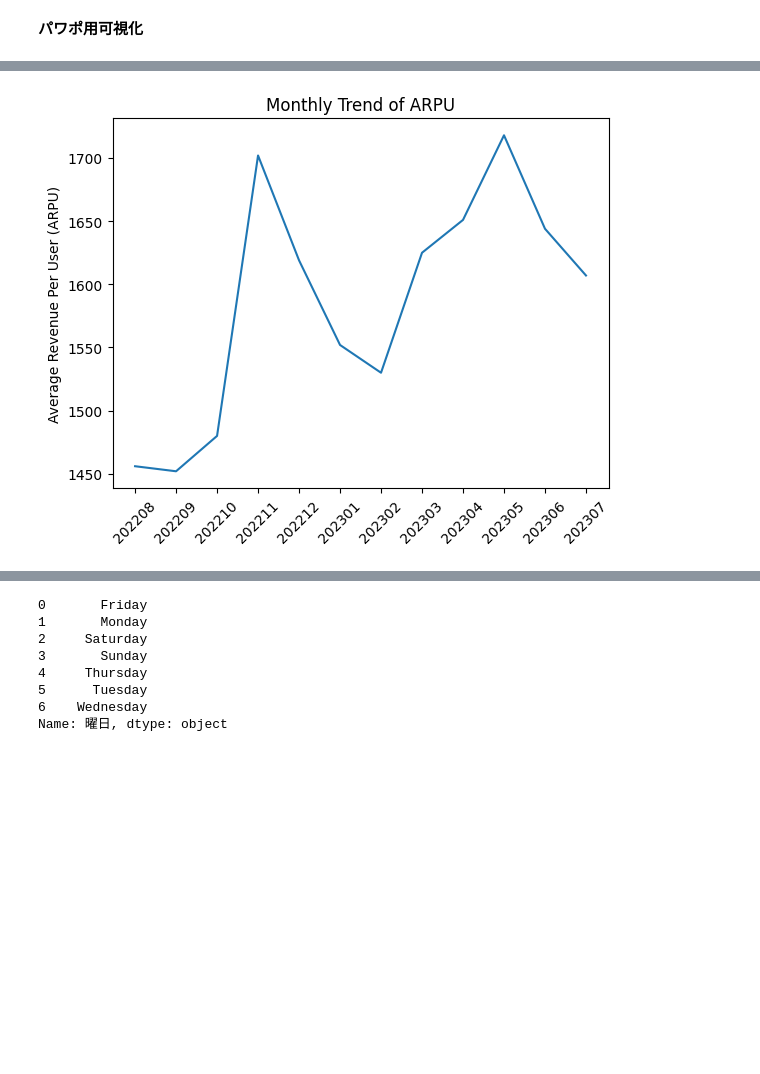
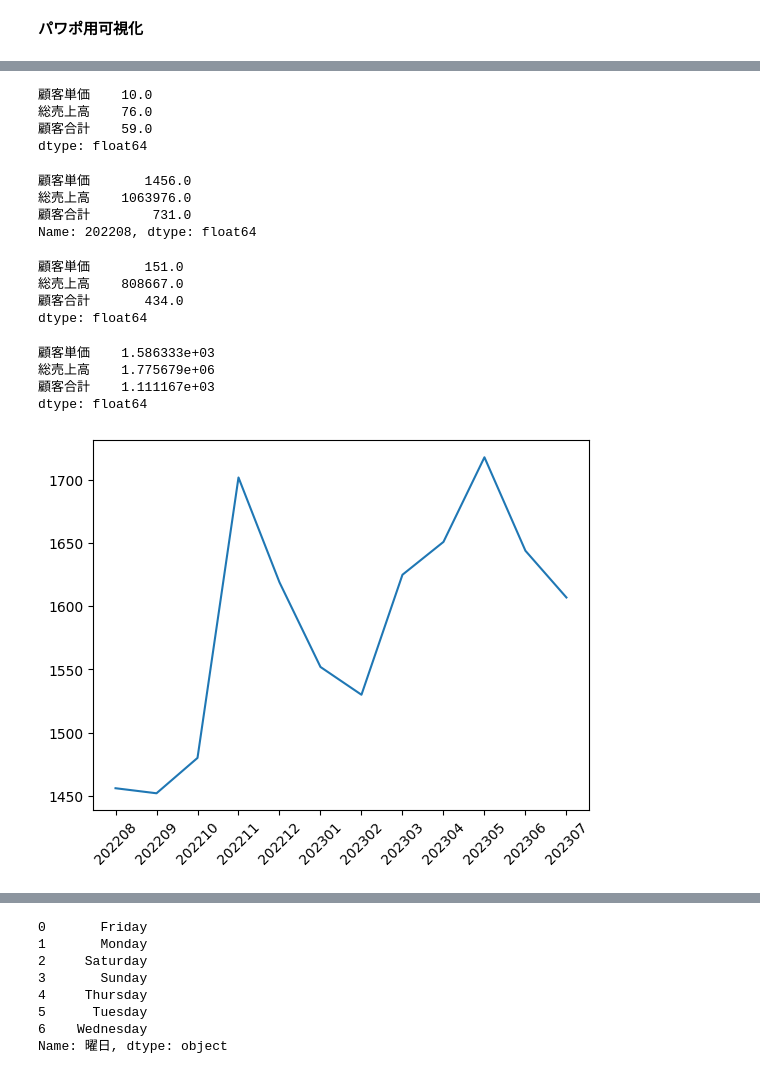
Before and after one commit to YoshiakiAsahara/for-intern, a Jupyter notebook: phase1.ipynb, the cells around one changed output, grey strips where cells are left out. Drawn from its saved outputs; the diff is of its cells as text; code cells hidden in the pictures; blank space fills up the shorter version.

```diff
--- a/phase1.ipynb
+++ b/phase1.ipynb
@@ -547,11 +575,43 @@ plt.show()
+# %%
+#顧客単価・総売上高・顧客合計について前月比伸び率を計算
+customer_info = month_all_df[['顧客単価','総売上高','顧客合計','月']].set_index('月')
+change =np.round (((customer_info.iloc[-1,:]-customer_info.iloc[0,:])/customer_info.iloc[0,:])*100)
+change
+# %% [output]
+顧客単価    10.0
+総売上高    76.0
+顧客合計    59.0
+dtype: float64
+# %%
+customer_info.iloc[0,:]
+# %% [output]
+顧客単価       1456.0
+総売上高    1063976.0
+顧客合計        731.0
+Name: 202208, dtype: float64
+# %%
+customer_info.iloc[-1,:]-customer_info.iloc[0,:]
+# %% [output]
+顧客単価       151.0
+総売上高    808667.0
+顧客合計       434.0
+dtype: float64
+# %%
+#顧客単価・総売上高・顧客数の月平均
+customer_info_sum = customer_info.mean()
+customer_info_sum
+# %% [output]
+顧客単価    1.586333e+03
+総売上高    1.775679e+06
+顧客合計    1.111167e+03
+dtype: float64
 # %%
 #顧客単価の月次データ可視化
 sns.lineplot(x='月',y='顧客単価',data=month_all_df)
 plt.xticks(rotation=45)
-plt.xlabel('')
-plt.ylabel('Average Revenue Per User (ARPU)')
-plt.title('Monthly Trend of ARPU');
+plt.ylabel('')
+plt.xlabel('');
 # %% [output]
-[figure, old version]
+[figure, new version]
 # %%
 #総売上の月次データ可視化
```
Also changed, not shown: parts of 14 cells of this notebook.
